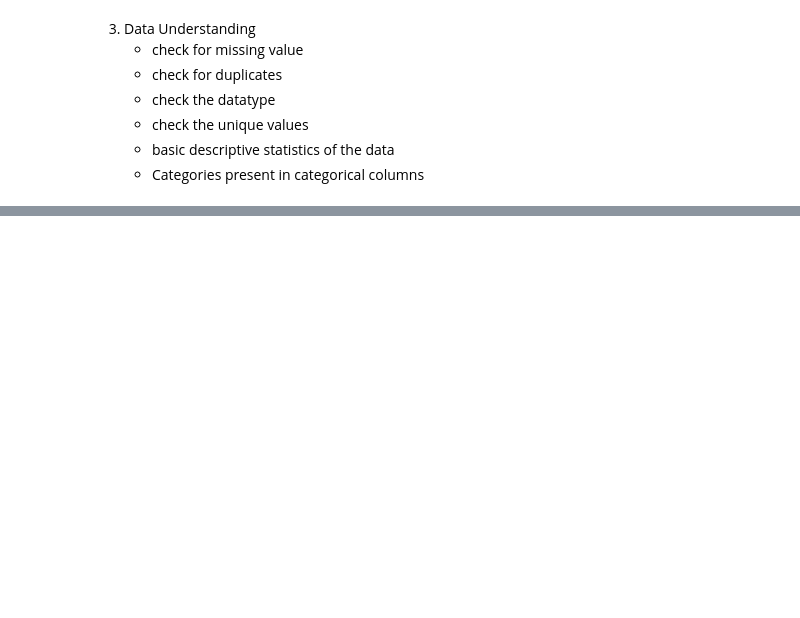
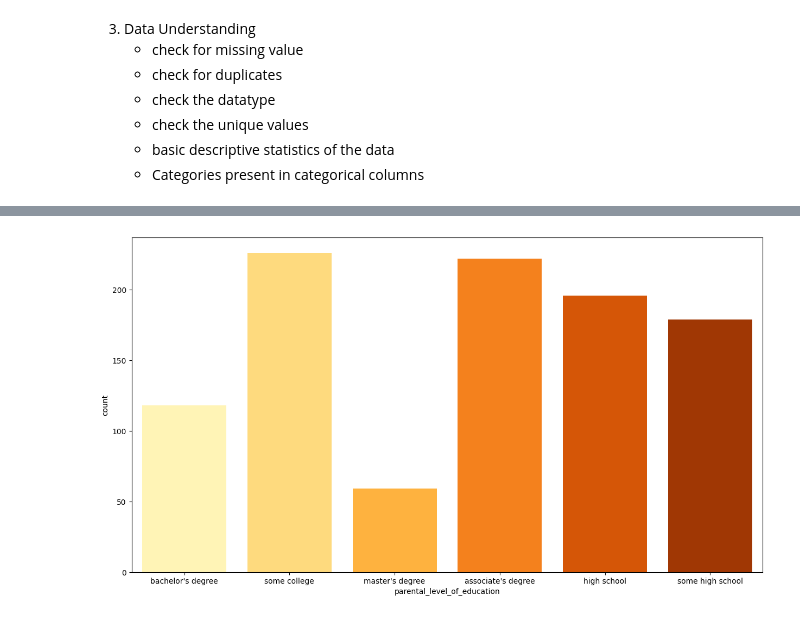
Before and after one commit to RamakrishnaThogari/MLproject, a Jupyter notebook: notebook/data/Exploaratory Data Analysis EDA.ipynb, the cells around one changed output, grey strips where cells are left out. Drawn from its saved outputs; the diff is of its cells as text; code cells hidden in the pictures; blank space fills up the shorter version.

```diff
--- a/notebook/data/Exploaratory Data Analysis EDA.ipynb
+++ b/notebook/data/Exploaratory Data Analysis EDA.ipynb
@@ -255,0 +385,6 @@ plt.show()
+# %%
+plt.figure(figsize = (15,8))
+sns.countplot(x = df["parental_level_of_education"],palette = "YlOrBr",saturation=1)
+plt.show()
+# %% [output]
+[figure, added]
```
Also changed, not shown: parts of 31 cells of this notebook.
